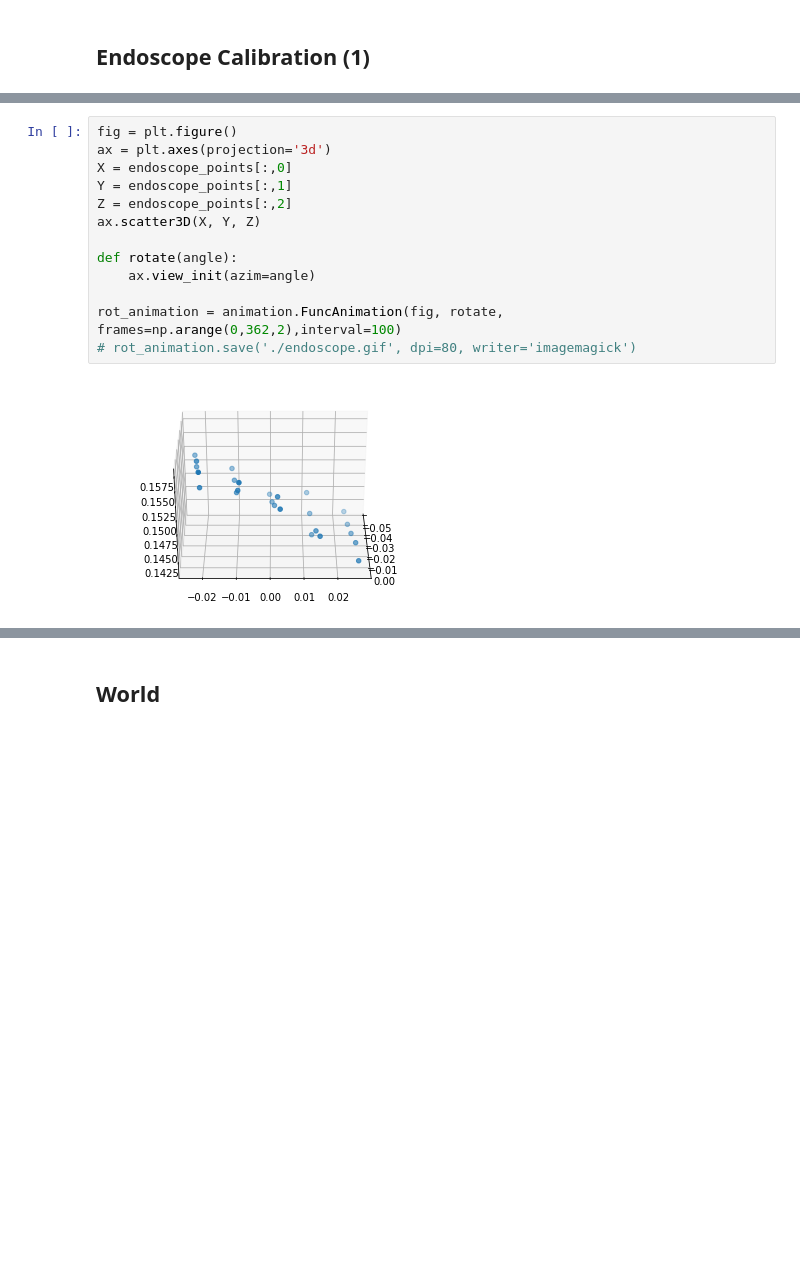
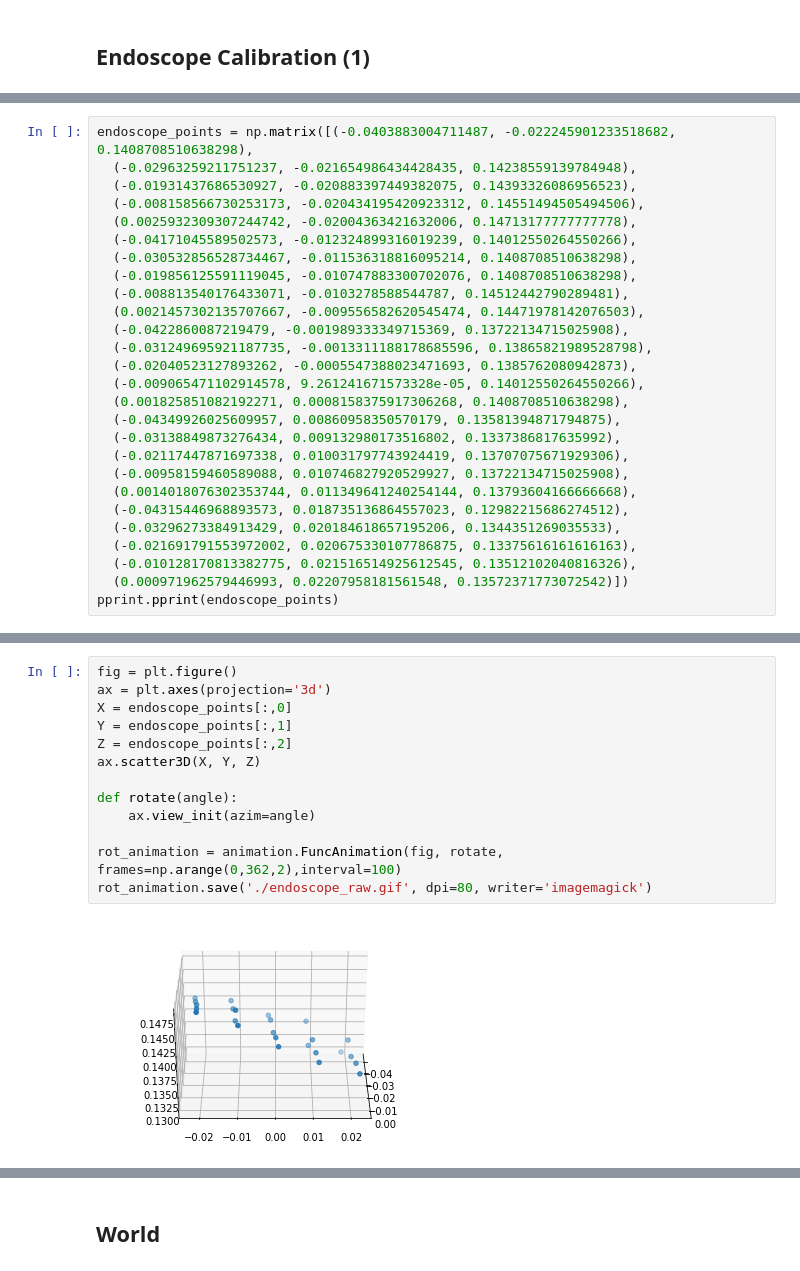
Before and after one commit to priyasundaresan/priya-dvrk-test, a Jupyter notebook: Visualize Coordinates.ipynb, the cells around one changed output, grey strips where cells are left out. Saved outputs shown, nothing was run; the diff lists cells and outputs as text; blank space fills up the shorter version.

```diff
--- a/Visualize Coordinates.ipynb
+++ b/Visualize Coordinates.ipynb
@@ -62,0 +18,27 @@ matrix([[-0.04338947, -0.02332591,  0.15220529],
+# %%
+endoscope_points = np.matrix([(-0.0403883004711487, -0.022245901233518682, 0.1408708510638298),
+  (-0.02963259211751237, -0.021654986434428435, 0.14238559139784948),
+  (-0.01931437686530927, -0.020883397449382075, 0.14393326086956523),
+  (-0.008158566730253173, -0.020434195420923312, 0.14551494505494506),
+  (0.0025932309307244742, -0.02004363421632006, 0.14713177777777778),
+  (-0.04171045589502573, -0.012324899316019239, 0.14012550264550266),
+  (-0.030532856528734467, -0.011536318816095214, 0.1408708510638298),
+  (-0.019856125591119045, -0.010747883300702076, 0.1408708510638298),
+  (-0.008813540176433071, -0.0103278588544787, 0.14512442790289481),
+  (0.0021457302135707667, -0.009556582620545474, 0.14471978142076503),
+  (-0.0422860087219479, -0.001989333349715369, 0.13722134715025908),
+  (-0.031249695921187735, -0.0013311188178685596, 0.13865821989528798),
+  (-0.02040523127893262, -0.0005547388023471693, 0.1385762080942873),
+  (-0.009065471102914578, 9.261241671573328e-05, 0.14012550264550266),
+  (0.001825851082192271, 0.0008158375917306268, 0.1408708510638298),
+  (-0.04349926025609957, 0.00860958350570179, 0.13581394871794875),
+  (-0.03138849873276434, 0.009132980173516802, 0.1337386817635992),
+  (-0.02117447871697338, 0.010031797743924419, 0.13707075671929306),
+  (-0.00958159460589088, 0.010746827920529927, 0.13722134715025908),
+  (0.0014018076302353744, 0.011349641240254144, 0.13793604166666668),
+  (-0.04315446968893573, 0.018735136864557023, 0.12982215686274512),
+  (-0.03296273384913429, 0.020184618657195206, 0.1344351269035533),
+  (-0.021691791553972002, 0.020675330107786875, 0.13375616161616163),
+  (-0.010128170813382775, 0.021516514925612545, 0.13512102040816326),
+  (0.000971962579446993, 0.02207958181561548, 0.13572371773072542)])
+pprint.pprint(endoscope_points)
@@ -63,18 +63,18 @@ matrix([[-0.04338947, -0.02332591,  0.15220529],
 # %%
 fig = plt.figure()
 ax = plt.axes(projection='3d')
 X = endoscope_points[:,0]
 Y = endoscope_points[:,1]
 Z = endoscope_points[:,2]
 ax.scatter3D(X, Y, Z)
 
 def rotate(angle):
     ax.view_init(azim=angle)
 
 rot_animation = animation.FuncAnimation(fig, rotate, frames=np.arange(0,362,2),interval=100)
-# rot_animation.save('./endoscope.gif', dpi=80, writer='imagemagick')
+rot_animation.save('./endoscope_raw.gif', dpi=80, writer='imagemagick')
 # %% [output]
-[figure, old version]
+[figure, new version]
 # %%
 order = 1    # 1: linear, 2: quadratic
 if order == 1:
```
Also changed, not shown: parts of 3 cells of this notebook, 5 other files.
